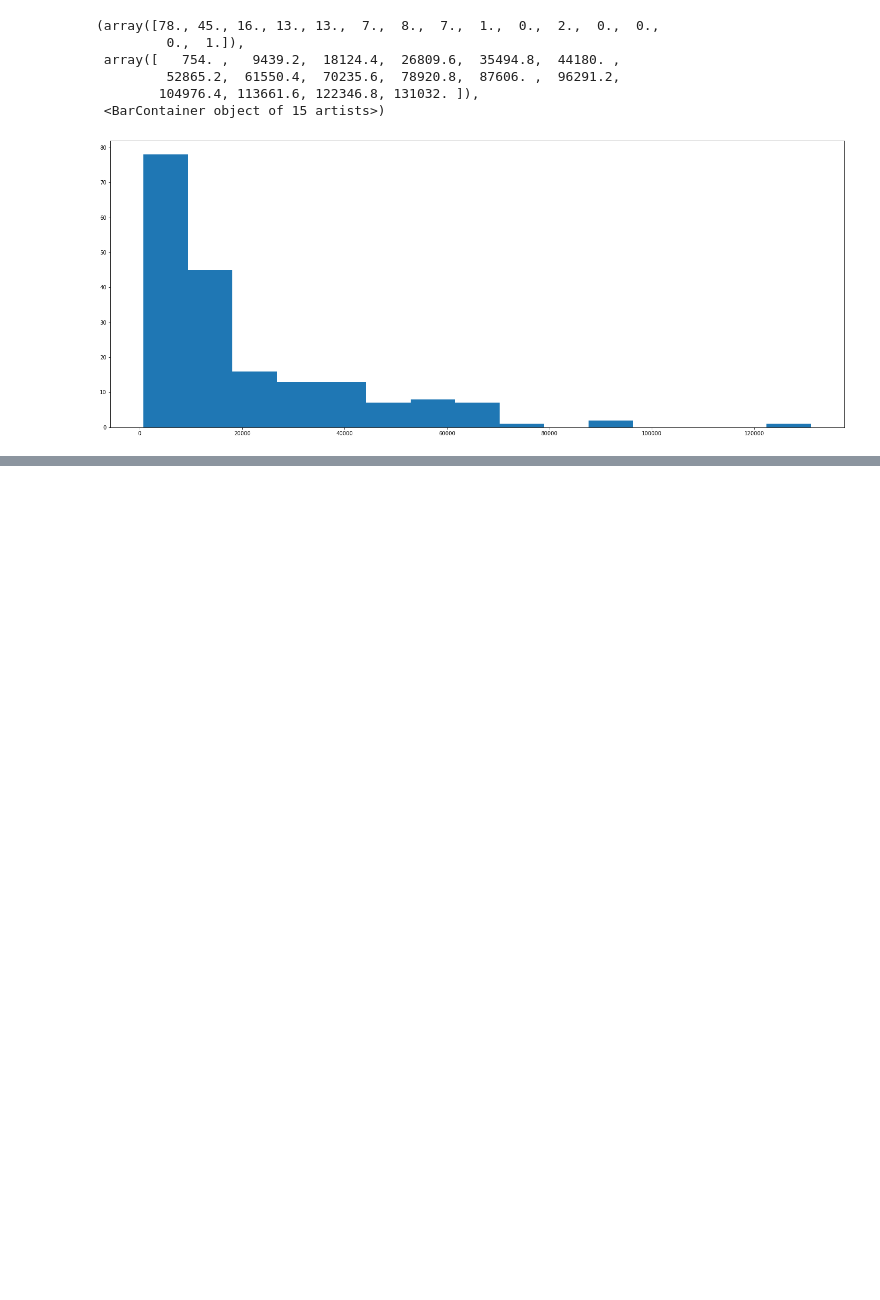
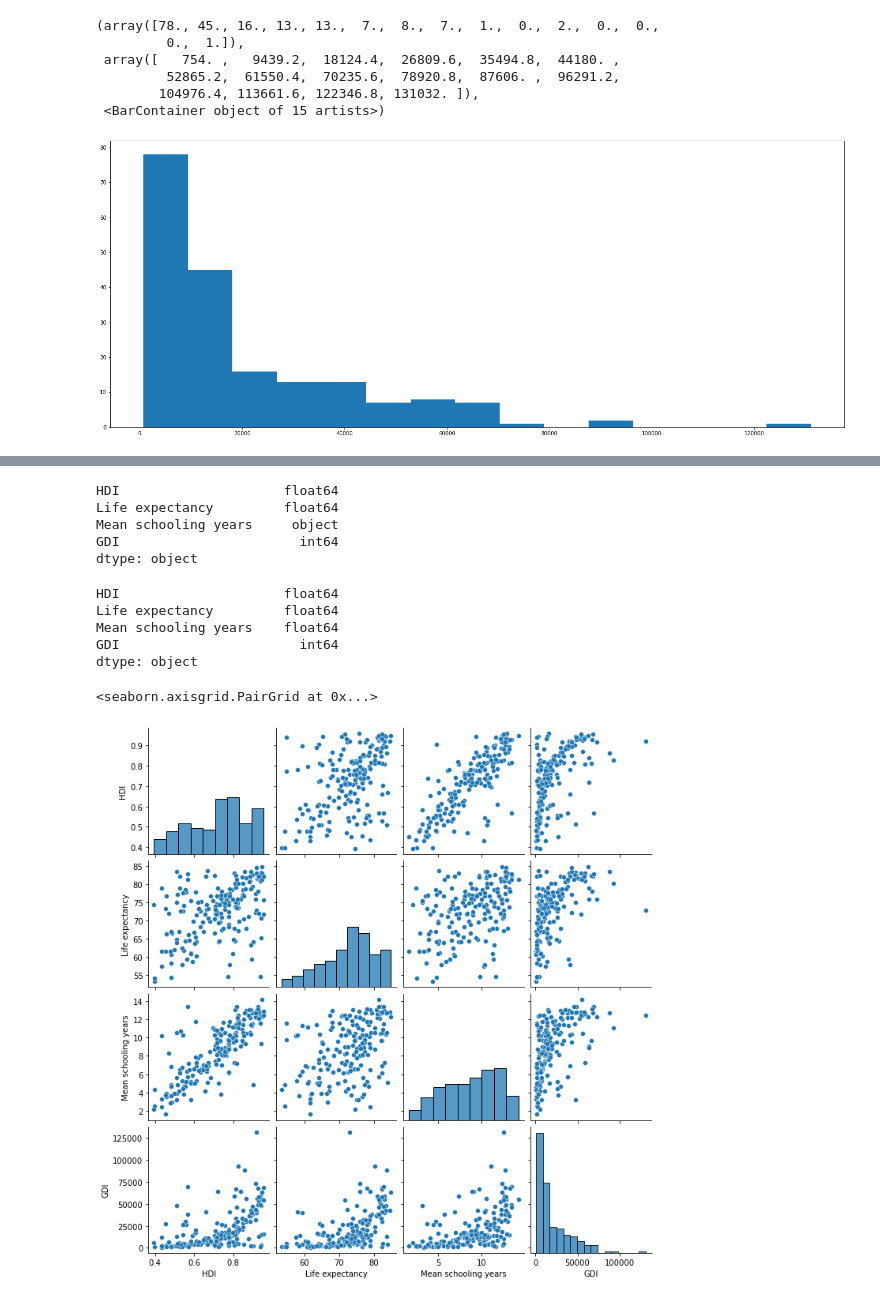
Before and after one commit to AnteDujic/Programming-for-Data-Analysis_project, a Jupyter notebook: Untitled.ipynb, the cells around one changed output, grey strips where cells are left out. Drawn from its saved outputs; the diff is of its cells as text; code cells hidden in the pictures; blank space fills up the shorter version.

Commit message:
Analysing existing data

```diff
--- a/Untitled.ipynb
+++ b/Untitled.ipynb
@@ -295,0 +270,2 @@ sns.kdeplot (data = x)
+# %%
+table = pd.read_csv ("TEST.csv", index_col = "Country")
@@ -295,0 +289,23 @@ sns.kdeplot (data = x)
+# %%
+table.dtypes
+# %% [output]
+HDI                     float64
+Life expectancy         float64
+Mean schooling years     object
+GDI                       int64
+dtype: object
+# %%
+table = table.apply(pd.to_numeric, errors='coerce')
+# %%
+table.dtypes
+# %% [output]
+HDI                     float64
+Life expectancy         float64
+Mean schooling years    float64
+GDI                       int64
+dtype: object
+# %%
+sns.pairplot (data = table)
+# %% [output]
+<seaborn.axisgrid.PairGrid at 0x...>
+[figure, added]
```
Also changed, not shown: parts of 17 cells of this notebook, 1 other file.
